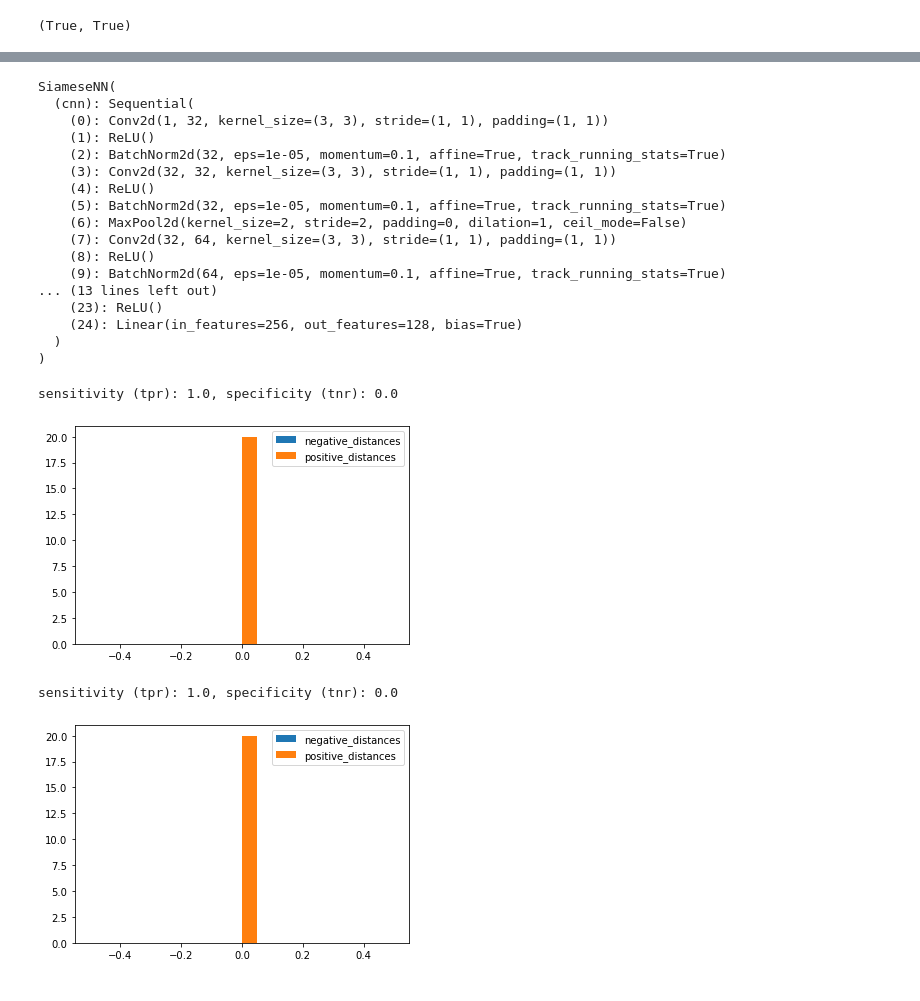
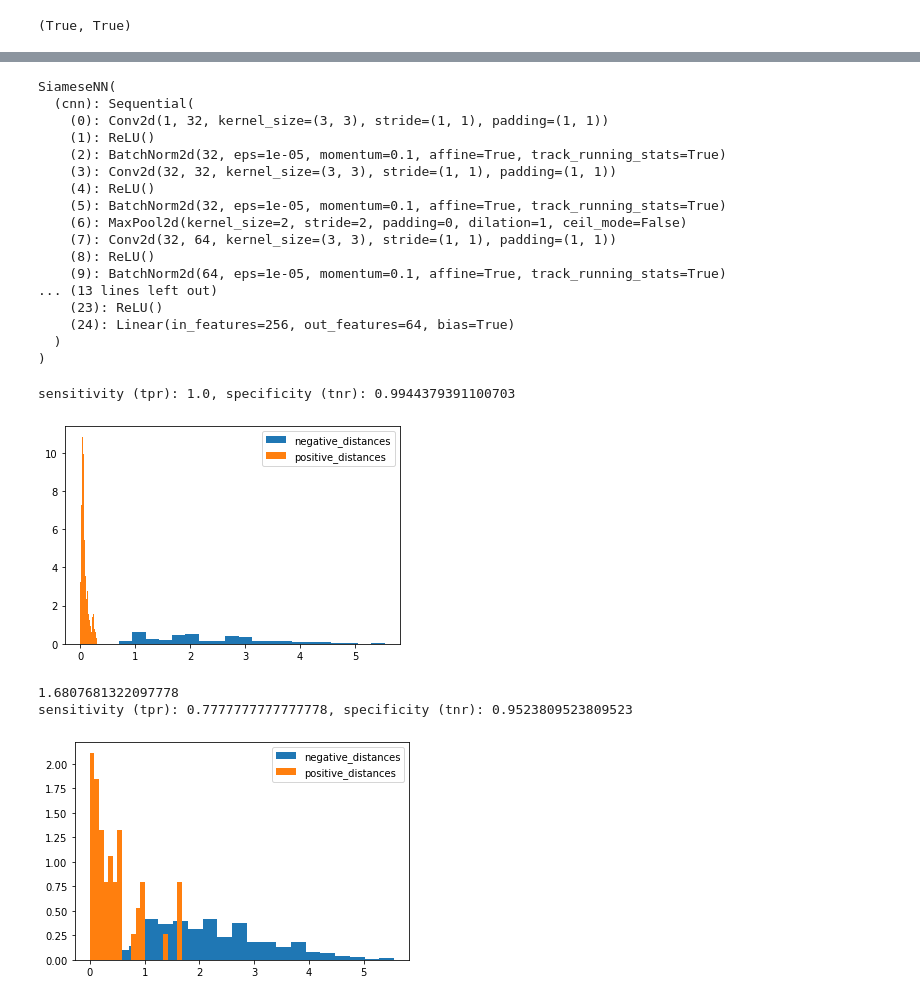
Before and after one commit to SkylarTrigueiro/facialRecognition, a Jupyter notebook: packages/results/facialRecognition.ipynb, the cells around one changed output, grey strips where cells are left out. Saved outputs shown, nothing was run; the diff lists cells and outputs as text; code cells hidden in the pictures.

```diff
--- a/packages/results/facialRecognition.ipynb
+++ b/packages/results/facialRecognition.ipynb
@@ -22,7 +22,7 @@ from keras.preprocessing import image
 # %% [output]
 Using TensorFlow backend.
 # %%
-files = glob('../model/model/datasets/subject*')
+files = glob('../model/model/data/subject*')
 # %%
 # easier to randomize later
 np.random.shuffle(files)
@@ -461,0 +469,3 @@ plt.show()
+# %%
+model2 = SiameseNN(64)
+model2.load_state_dict( state_dict = torch.load('mymodel.pt') )
@@ -461,0 +474,5 @@ plt.show()
+# %%
+device = torch.device("cuda:0" if torch.cuda.is_available() else "cpu")
+#device = torch.device("cpu")
+print(device)
+model2.to(device)
@@ -462,5 +498,5 @@ plt.show()
 # %%
-model.eval()
+model2.eval()
 # %% [output]
 SiameseNN(
   (cnn): Sequential(
@@ -476,7 +512,7 @@ SiameseNN(
     (9): BatchNorm2d(64, eps=1e-05, momentum=0.1, affine=True, track_running_stats=True)
 ... (13 lines left out)
     (23): ReLU()
-    (24): Linear(in_features=256, out_features=128, bias=True)
+    (24): Linear(in_features=256, out_features=64, bias=True)
   )
 )
 # %%
@@ -485,7 +521,7 @@ def predict(x1, x2):
   x1 = torch.from_numpy(x1).float().to(device)
   x2 = torch.from_numpy(x2).float().to(device)
   with torch.no_grad():
-    dist = model(x1, x2).cpu().numpy()
+    dist = model2(x1, x2).cpu().numpy()
     return dist.flatten()
 # %%
 # calculate accuracy before training
@@ -619,10 +656,11 @@ def get_test_accuracy(threshold=0.85):
 # %%
 get_train_accuracy(0.85)
 # %% [output]
-sensitivity (tpr): 1.0, specificity (tnr): 0.0
+sensitivity (tpr): 1.0, specificity (tnr): 0.9944379391100703
-[figure, old version]
+[figure, new version]
 # %%
-get_test_accuracy(0.85)
+get_test_accuracy(0.7402)
 # %% [output]
-sensitivity (tpr): 1.0, specificity (tnr): 0.0
+1.6807681322097778
+sensitivity (tpr): 0.7777777777777778, specificity (tnr): 0.9523809523809523
-[figure, old version]
+[figure, new version]
```
Also changed, not shown: parts of 11 cells of this notebook, 10 other files.
